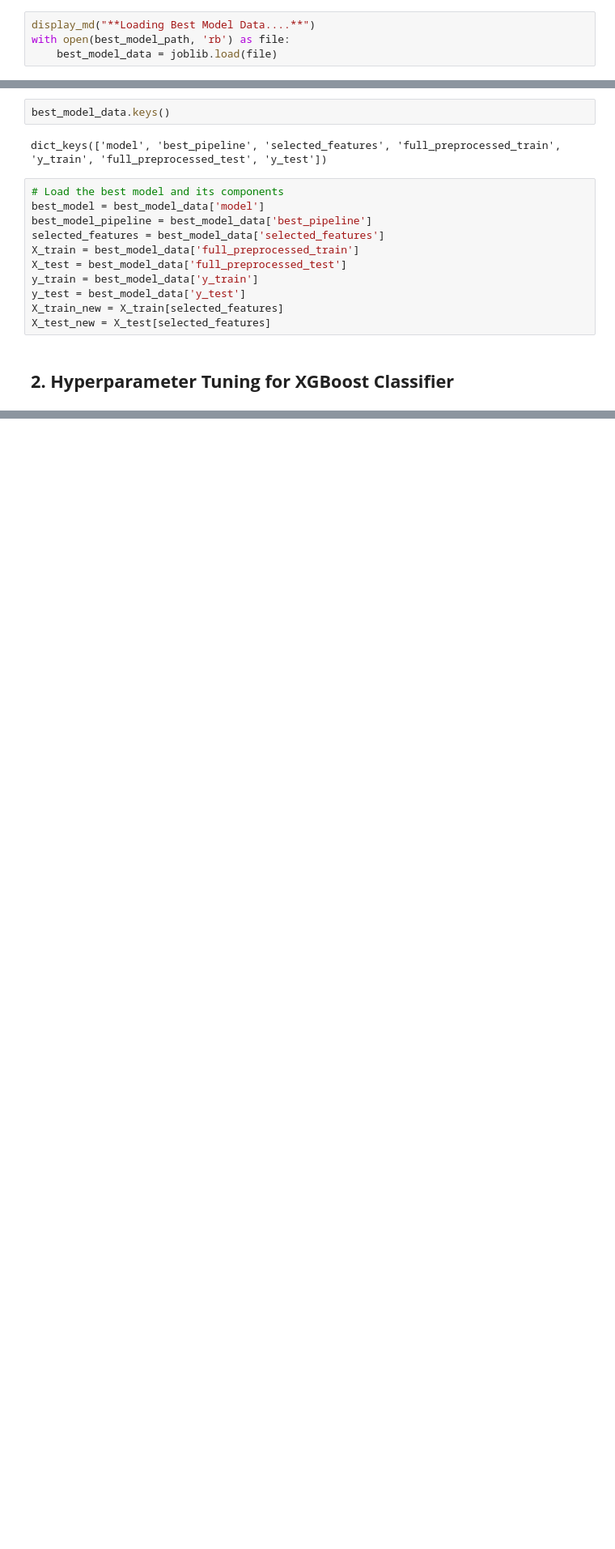
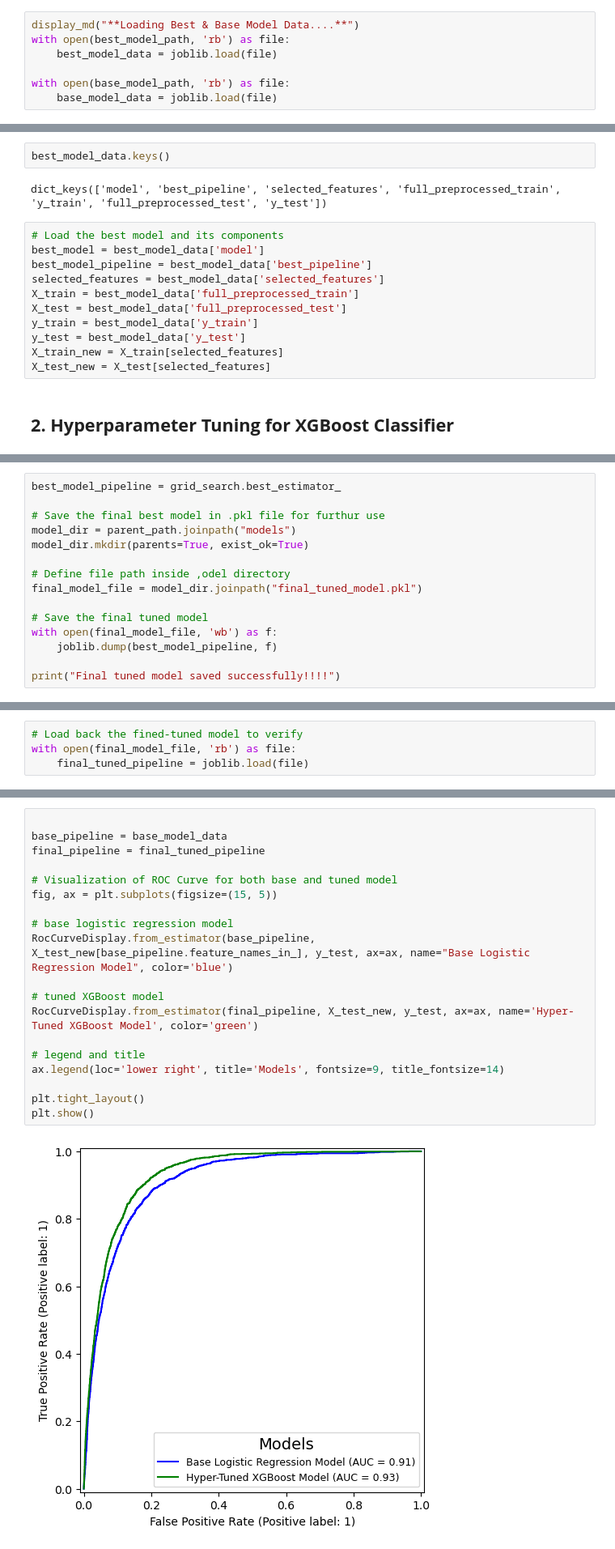
Before and after one commit to annugit1655/Bank-TeleMarketing, a Jupyter notebook: notebooks/07-model-tuning.ipynb, the cells around one changed output, grey strips where cells are left out. Shown at 81% size. Drawn from its saved outputs; the diff is of its cells as text; blank space fills up the shorter version.

Commit message:
model_evaluation

```diff
--- a/notebooks/07-model-tuning.ipynb
+++ b/notebooks/07-model-tuning.ipynb
@@ -50,5 +54,8 @@ best_model_path = parent_path.joinpath('models', 'best_model.pkl')
 # %%
-display_md("**Loading Best Model Data....**")
+display_md("**Loading Best & Base Model Data....**")
 with open(best_model_path, 'rb') as file:
     best_model_data = joblib.load(file)
+
+with open(base_model_path, 'rb') as file:
+    base_model_data = joblib.load(file)
 # %% [output]
@@ -133,0 +188,15 @@ Training Time: 796.2121765613556 seconds
+# %%
+best_model_pipeline = grid_search.best_estimator_
+
+# Save the final best model in .pkl file for furthur use
+model_dir = parent_path.joinpath("models")
+model_dir.mkdir(parents=True, exist_ok=True)
+
+# Define file path inside ,odel directory
+final_model_file = model_dir.joinpath("final_tuned_model.pkl")
+
+# Save the final tuned model
+with open(final_model_file, 'wb') as f:
+    joblib.dump(best_model_pipeline, f)
+
+print("Final tuned model saved successfully!!!!")
@@ -133,0 +205,4 @@ Training Time: 796.2121765613556 seconds
+# %%
+# Load back the fined-tuned model to verify
+with open(final_model_file, 'rb') as file:
+    final_tuned_pipeline = joblib.load(file)
@@ -133,0 +211,21 @@ Training Time: 796.2121765613556 seconds
+# %%
+
+base_pipeline = base_model_data
+final_pipeline = final_tuned_pipeline
+
+# Visualization of ROC Curve for both base and tuned model
+fig, ax = plt.subplots(figsize=(15, 5))
+
+# base logistic regression model
+RocCurveDisplay.from_estimator(base_pipeline, X_test_new[base_pipeline.feature_names_in_], y_test, ax=ax, name="Base Logistic Regression Model", color='blue')
+
+# tuned XGBoost model
+RocCurveDisplay.from_estimator(final_pipeline, X_test_new, y_test, ax=ax, name='Hyper-Tuned XGBoost Model', color='green')
+
+# legend and title
+ax.legend(loc='lower right', title='Models', fontsize=9, title_fontsize=14)
+
+plt.tight_layout()
+plt.show()
+# %% [output]
+[figure, added]
```
Also changed, not shown: parts of 9 cells of this notebook.
